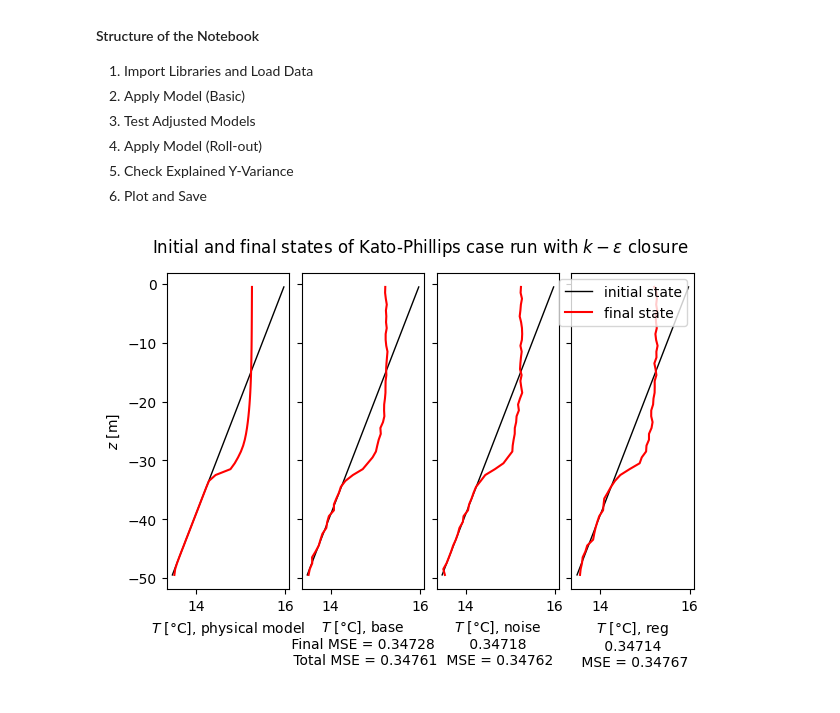
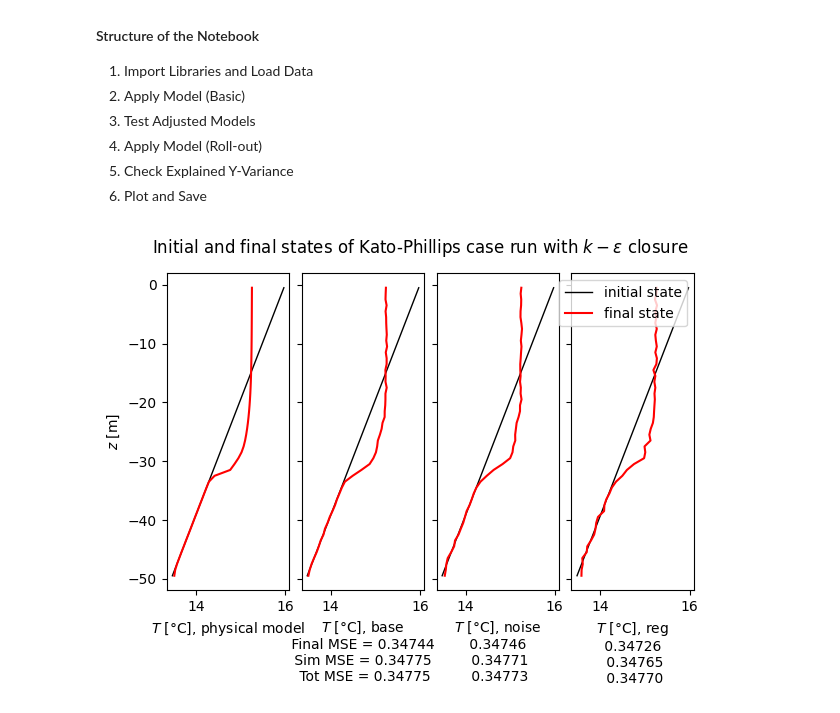
Before and after one commit to anne-df/ige_deep_emulators, a Jupyter notebook: postprocessing.ipynb, the cells around one changed output. Drawn from its saved outputs; the diff is of its cells as text; code cells hidden in the pictures.

```diff
--- a/postprocessing.ipynb
+++ b/postprocessing.ipynb
@@ -80,8 +79,9 @@ def roll_out_from_traj(file_paths, inf_combined_data, norm_factor, model, params
 
             # track the explained variance
             #explained_variance[i, t] = np.sum(np.square(pre_data[t+1,0,:]-inf_labels[i*n_time+t]))/np.sum(np.square(inf_labels[i*n_time+t]))
-            if t < n_time-1:
-                explained_variance[i, t] = explained_variance_score(inf_labels[i*n_time+t+1], temp_delta[0])
+            #if t < n_time-1:
+                #explained_variance[i, t] = explained_variance_score(inf_labels[i*n_time+t+1], temp_delta[0])
+            explained_variance[i, t] = np.var(inf_labels[i*n_time+t+1])
             mse[i, t, :] = np.square(temp_delta[0]-inf_labels[i*n_time+t])
             #np.var(inf_labels[i*n_time+t]*norm_factor)
             #np.var(pre_data[t+1,0,:]*norm_factor)
@@ -111,52 +111,52 @@ file_paths = [os.path.join(data_dir, name) for name in file_names]
 app_data = np.load("data/inf_combined_data.npy")
 app_labels = np.load("data/inf_labels.npy")
 # %%
-original_traj, deep_traj, mse, explained_variance = roll_out_from_traj(file_paths[:2], app_data, 25., model, params)
-# 3 minutes for 100 trajectories with numpy
+original_traj, deep_traj, mse, explained_variance = roll_out_from_traj(file_paths, app_data, 25., model, params)
+# 4 minutes for 100 trajectories with numpy
 # %%
 checkpoint_noise = os.path.abspath("checkpoints_noise")
 params_noise = restore_checkpoint(checkpoint_noise, target=None)
-_, deep_traj_noise, mse_noise, explained_variance_noise = roll_out_from_traj(file_paths[:2], app_data, 25., model, params_noise)
+_, deep_traj_noise, mse_noise, explained_variance_noise = roll_out_from_traj(file_paths, app_data, 25., model, params_noise)
 # %%
 checkpoint_reg = os.path.abspath("checkpoints_reg")
 params_reg = restore_checkpoint(checkpoint_reg, target=None)
-_, deep_traj_reg, mse_reg, explained_variance_reg = roll_out_from_traj(file_paths[:2], app_data, 25., model, params_reg)
+_, deep_traj_reg, mse_reg, explained_variance_reg = roll_out_from_traj(file_paths, app_data, 25., model, params_reg)
 # %%
 # Plot and compare to actual trajectory
 
 sim_index = -1
 traj_obs = original_traj[sim_index]
 traj_deep = deep_traj[sim_index]
 traj_deep_noise = deep_traj_noise[sim_index]
 traj_deep_reg = deep_traj_reg[sim_index]
 
 zr = grid.zr
 
 sp: subplot_1D_type = plt.subplots(1, 4, sharey=True, figsize=(6, 4))
 fig, [ax_t, ax_u, ax_v, ax_y] = sp
 fig.tight_layout(rect=[0, 0.0, 1, 0.94])
 fig.subplots_adjust(wspace=0.1)
 
 ax_t.plot(traj_obs.t[0, :], zr, 'k', linewidth=1)
 ax_t.plot(traj_obs.t[-1, :], zr, 'r')
 ax_u.plot(traj_deep.t[0, :], zr, 'k', linewidth=1)
 ax_u.plot(traj_deep.t[-1, :], zr, 'r')
 ax_v.plot(traj_deep_noise.t[0, :], zr, 'k', linewidth=1)
 ax_v.plot(traj_deep_noise.t[-1, :], zr, 'r')
 ax_y.plot(traj_deep_reg.t[0, :], zr, 'k', linewidth=1, label='initial state')
 ax_y.plot(traj_deep_reg.t[-1, :], zr, 'r', label='final state')
 
 ax_t.set_xlabel ('$T$ [°C], physical model')
-ax_u.set_xlabel (f'$T$ [°C], base \n Final MSE = {np.mean(mse[sim_index, -1]):.5f} \n Total MSE = {np.mean(mse[sim_index]):.5f}')
-ax_v.set_xlabel (f'$T$ [°C], noise \n {np.mean(mse_noise[sim_index, -1]):.5f} \n MSE = {np.mean(mse_noise[sim_index]):.5f}')
-ax_y.set_xlabel(f'$T$ [°C], reg \n {np.mean(mse_reg[sim_index, -1]):.5f} \n MSE = {np.mean(mse_reg[sim_index]):.5f}')
+ax_u.set_xlabel (f'$T$ [°C], base \n Final MSE = {np.mean(mse[sim_index, -1]):.5f} \n Sim MSE = {np.mean(mse[sim_index]):.5f} \n Tot MSE = {np.mean(mse):.5f}')
+ax_v.set_xlabel (f'$T$ [°C], noise \n {np.mean(mse_noise[sim_index, -1]):.5f} \n {np.mean(mse_noise[sim_index]):.5f}\n {np.mean(mse_noise):.5f}')
+ax_y.set_xlabel(f'$T$ [°C], reg \n {np.mean(mse_reg[sim_index, -1]):.5f} \n {np.mean(mse_reg[sim_index]):.5f}\n {np.mean(mse_reg):.5f}')
 ax_t.set_ylabel(r'$z$ [m]')
 fig.suptitle(r'Initial and final states of Kato-Phillips case run with $k-\varepsilon$ closure')
 ax_y.legend(framealpha=.8)
 
 plt.show()
 # %% [output]
-[figure, old version]
+[figure, new version]
 # %%
 # Plot and compare to actual trajectory
 
```
Also changed, not shown: parts of 5 cells of this notebook, 4 other files.
